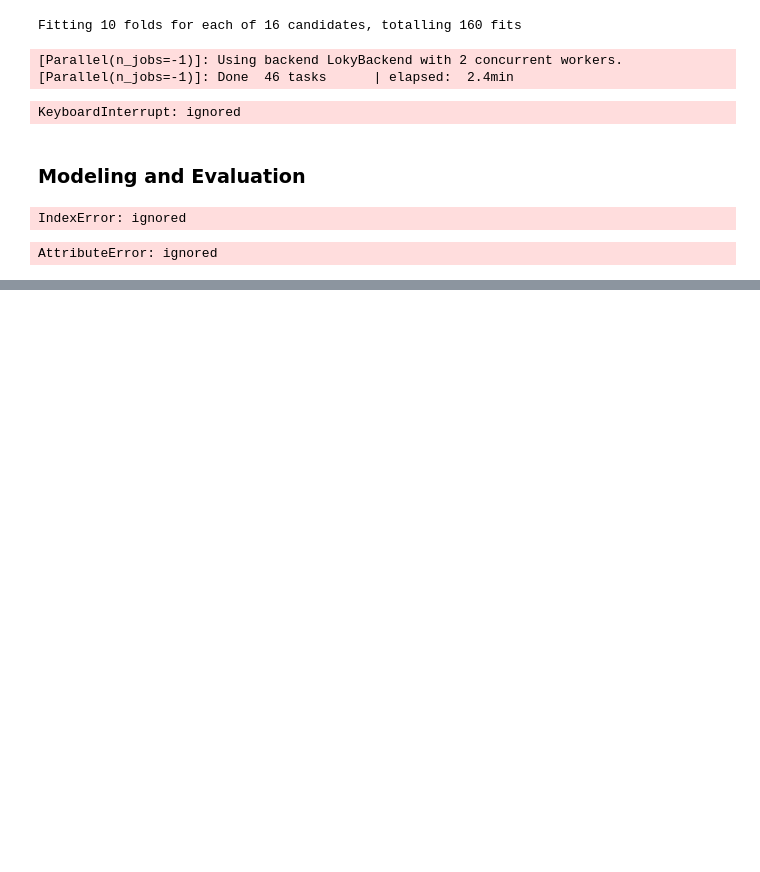
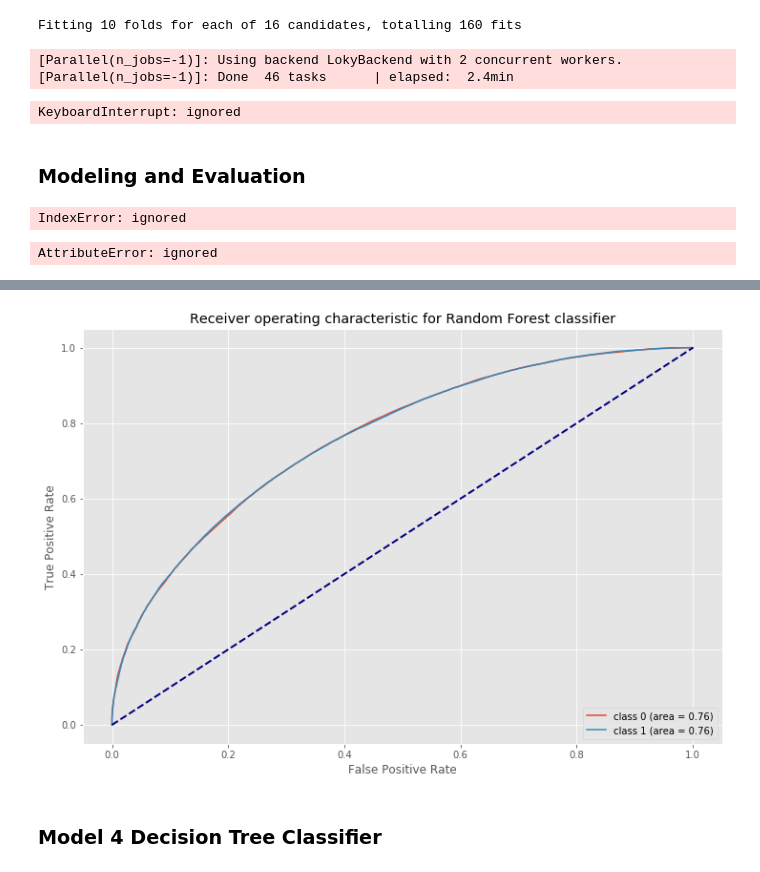
Before and after one commit to jjschueder/7331DataMiningNotebooks, a Jupyter notebook: lab2/Lab2_DC.ipynb, the cells around one changed output, grey strips where cells are left out. Saved outputs shown, nothing was run; the diff lists cells and outputs as text; code cells hidden in the pictures; blank space fills up the shorter version.

```diff
--- a/lab2/Lab2_DC.ipynb
+++ b/lab2/Lab2_DC.ipynb
@@ -943,0 +1246,16 @@ AttributeError: ignored
+# %%
+param_grid = [
+    {
+         'n_estimators': [200, 500],
+         'max_depth': [5,10,15],
+         'random_state':[101]
+     }
+]
+
+clf_RF_t2 = RandomForestClassifier()
+grid_search_RF_t2 = GridSearchCV(clf_RF_t2, param_grid=param_grid, cv=cv,n_jobs=-1, verbose=1, scoring='roc_auc' )
+
+RandomForest_model_t2 = grid_search_RF_t2.fit(Xt, Yt2.values.ravel())
+
+y_RF_score_t2 = grid_search_RF_t2.predict(Xt)
+y_RF_prob_t2=grid_search_RF_t2.predict_proba(Xt)
@@ -943,0 +1313,22 @@ AttributeError: ignored
+# %%
+# create ROC cuve for Random Forest model:
+fprRF_t2 = dict()
+tprRF_t2 = dict()
+roc_auc_RF_t2 = dict()
+for i in np.unique(Yt2):
+    fprRF_t2[i], tprRF_t2[i], _ = mt.roc_curve(Yt2, y_RF_prob_t2[:, i], pos_label=i)
+    roc_auc_RF_t2[i] = mt.auc(fprRF_t2[i], tprRF_t2[i])
+plt.figure(figsize=(12,8));
+for i in np.unique(Yt2):
+    plt.plot(fprRF_t2[i], tprRF_t2[i], label= ('class %d (area = %0.2f)' % (i, roc_auc_RF_t2[i])))
+plt.plot([0, 1], [0, 1], color='navy', lw=2, linestyle='--')
+
+plt.title('Receiver operating characteristic for Random Forest classifier')
+plt.legend(loc="lower right")
+plt.xlabel('False Positive Rate')
+plt.ylabel('True Positive Rate')
+plt.show()
+# %% [output]
+[figure, added]
+# %% [markdown]
+### Model 4 Decision Tree Classifier
```
Also changed, not shown: parts of 37 cells of this notebook.
